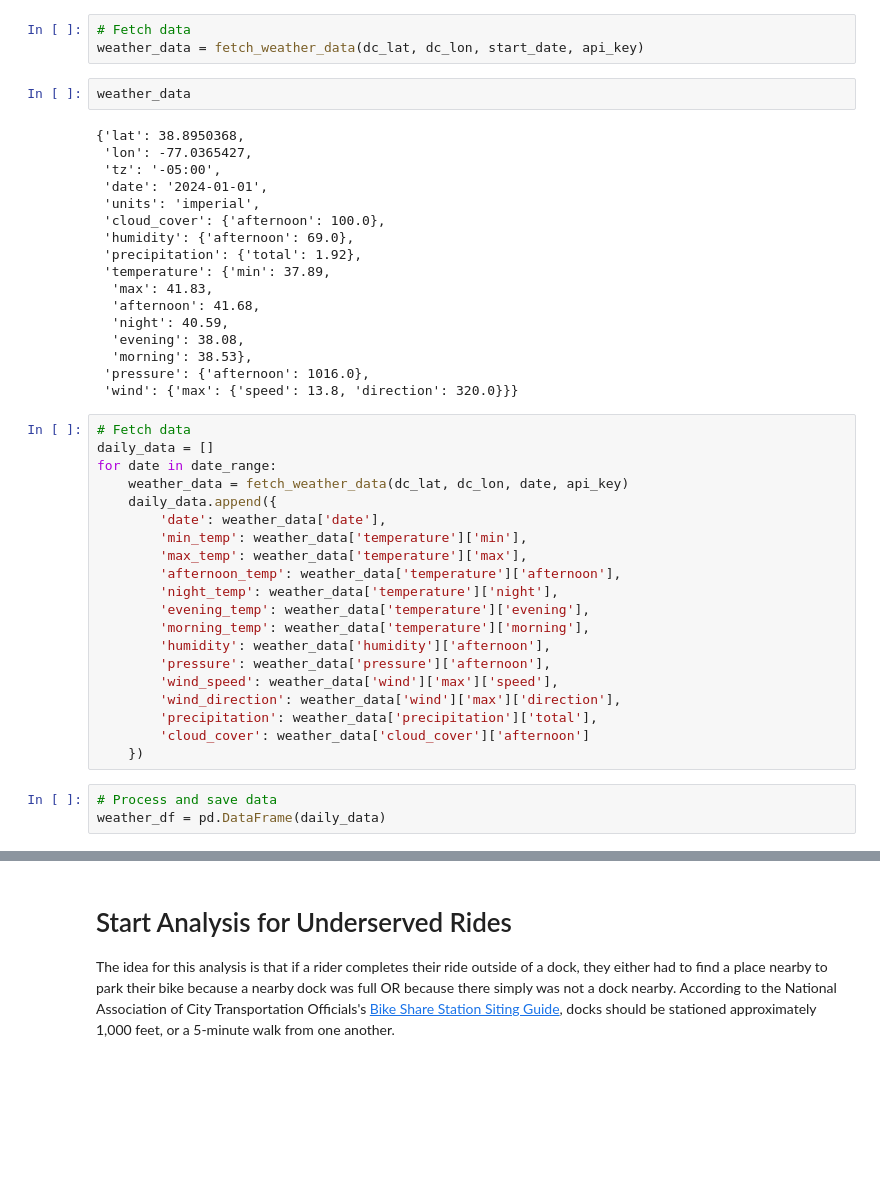
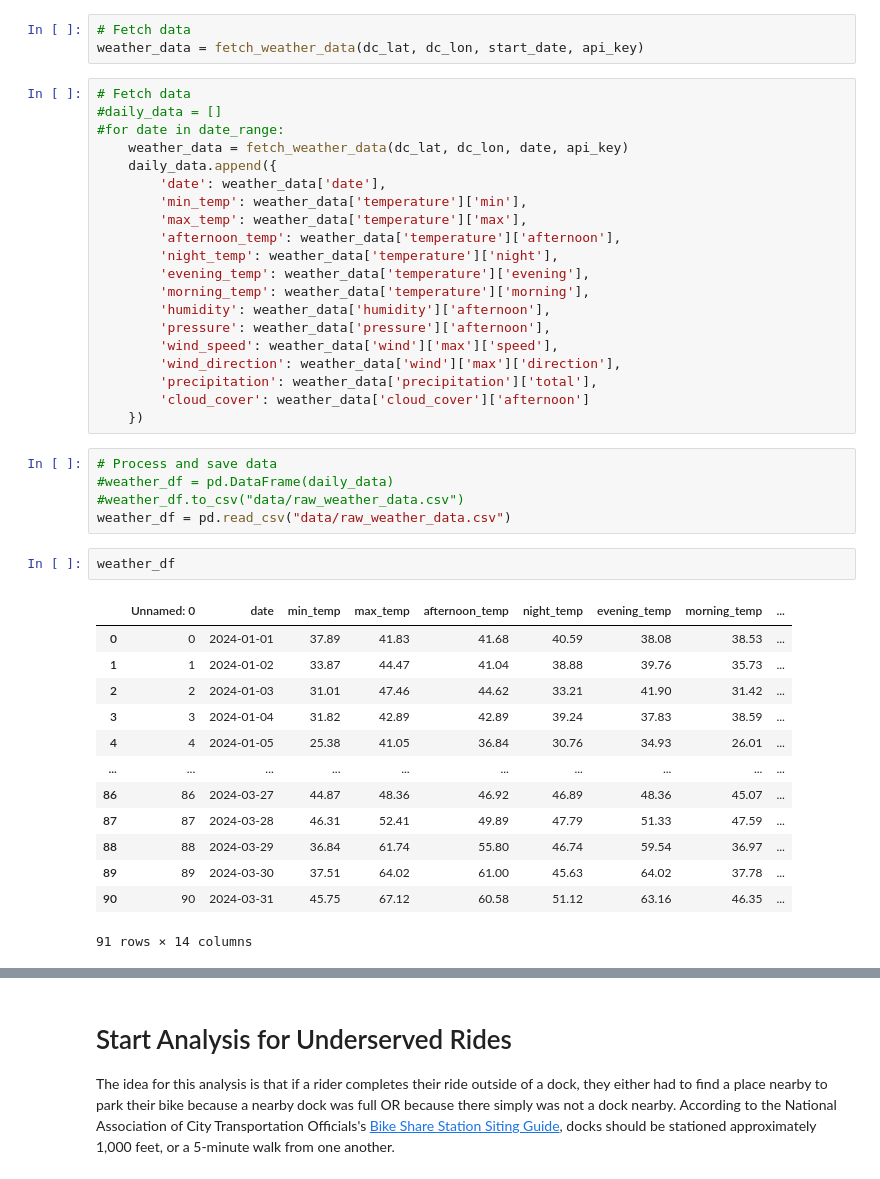
Before and after one commit to Emman-Lopez-Oso/CaBi-Bikeshare-Prediction, a Jupyter notebook: model-dev/CaBi_Prediction_Testing.ipynb, the cells around one changed output, grey strips where cells are left out. Cells and saved outputs as stored; diff of their text form; blank space fills up the shorter version.

```diff
--- a/model-dev/CaBi_Prediction_Testing.ipynb
+++ b/model-dev/CaBi_Prediction_Testing.ipynb
@@ -211,29 +196,10 @@ date_range = [start_date + timedelta(days=x) for x in range((end_date - start_da
 # %%
 # Fetch data
 weather_data = fetch_weather_data(dc_lat, dc_lon, start_date, api_key)
-# %%
-weather_data
-# %% [output]
-{'lat': 38.8950368,
- 'lon': -77.0365427,
- 'tz': '-05:00',
- 'date': '2024-01-01',
- 'units': 'imperial',
- 'cloud_cover': {'afternoon': 100.0},
- 'humidity': {'afternoon': 69.0},
- 'precipitation': {'total': 1.92},
- 'temperature': {'min': 37.89,
-  'max': 41.83,
-  'afternoon': 41.68,
-  'night': 40.59,
-  'evening': 38.08,
-  'morning': 38.53},
- 'pressure': {'afternoon': 1016.0},
- 'wind': {'max': {'speed': 13.8, 'direction': 320.0}}}
 # %%
 # Fetch data
-daily_data = []
-for date in date_range:
+#daily_data = []
+#for date in date_range:
     weather_data = fetch_weather_data(dc_lat, dc_lon, date, api_key)
     daily_data.append({
         'date': weather_data['date'],
@@ -252,7 +218,25 @@ for date in date_range:
     })
 # %%
 # Process and save data
-weather_df = pd.DataFrame(daily_data)
+#weather_df = pd.DataFrame(daily_data)
+#weather_df.to_csv("data/raw_weather_data.csv")
+weather_df = pd.read_csv("data/raw_weather_data.csv")
+# %%
+weather_df
+# %% [output]
+|  | Unnamed: 0 | date | min_temp | max_temp | afternoon_temp | night_temp | evening_temp | morning_temp | ... |
+| 0 | 0 | 2024-01-01 | 37.89 | 41.83 | 41.68 | 40.59 | 38.08 | 38.53 | ... |
+| 1 | 1 | 2024-01-02 | 33.87 | 44.47 | 41.04 | 38.88 | 39.76 | 35.73 | ... |
+| 2 | 2 | 2024-01-03 | 31.01 | 47.46 | 44.62 | 33.21 | 41.90 | 31.42 | ... |
+| 3 | 3 | 2024-01-04 | 31.82 | 42.89 | 42.89 | 39.24 | 37.83 | 38.59 | ... |
+| 4 | 4 | 2024-01-05 | 25.38 | 41.05 | 36.84 | 30.76 | 34.93 | 26.01 | ... |
+| ... | ... | ... | ... | ... | ... | ... | ... | ... | ... |
+| 86 | 86 | 2024-03-27 | 44.87 | 48.36 | 46.92 | 46.89 | 48.36 | 45.07 | ... |
+| 87 | 87 | 2024-03-28 | 46.31 | 52.41 | 49.89 | 47.79 | 51.33 | 47.59 | ... |
+| 88 | 88 | 2024-03-29 | 36.84 | 61.74 | 55.80 | 46.74 | 59.54 | 36.97 | ... |
+| 89 | 89 | 2024-03-30 | 37.51 | 64.02 | 61.00 | 45.63 | 64.02 | 37.78 | ... |
+| 90 | 90 | 2024-03-31 | 45.75 | 67.12 | 60.58 | 51.12 | 63.16 | 46.35 | ... |
+91 rows × 14 columns
 # %%
 # Ensure 'started_at' is a datetime
 combined_df['started_at'] = pd.to_datetime(combined_df['started_at'])
```
Also changed, not shown: parts of 23 cells of this notebook, 4 other files.
